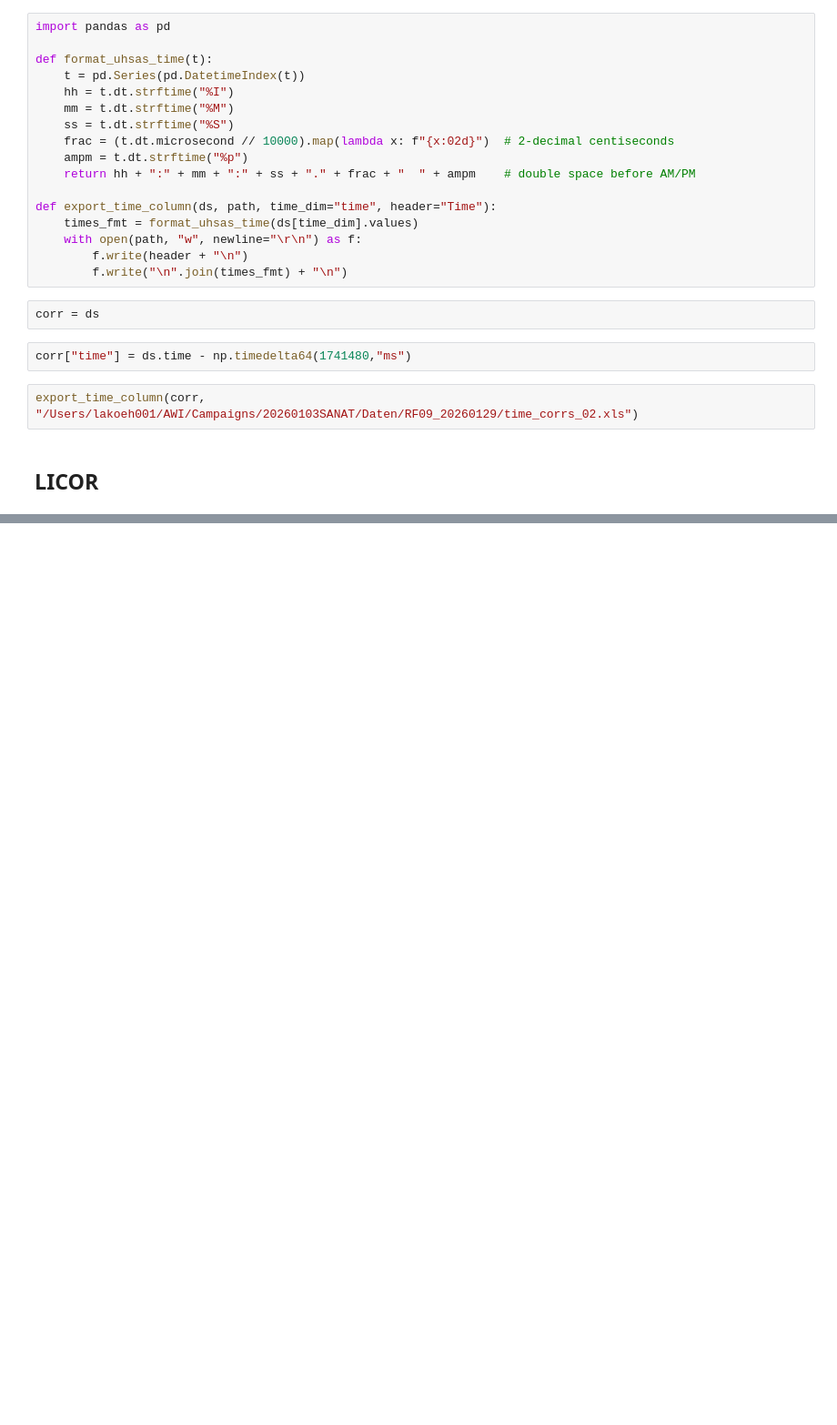
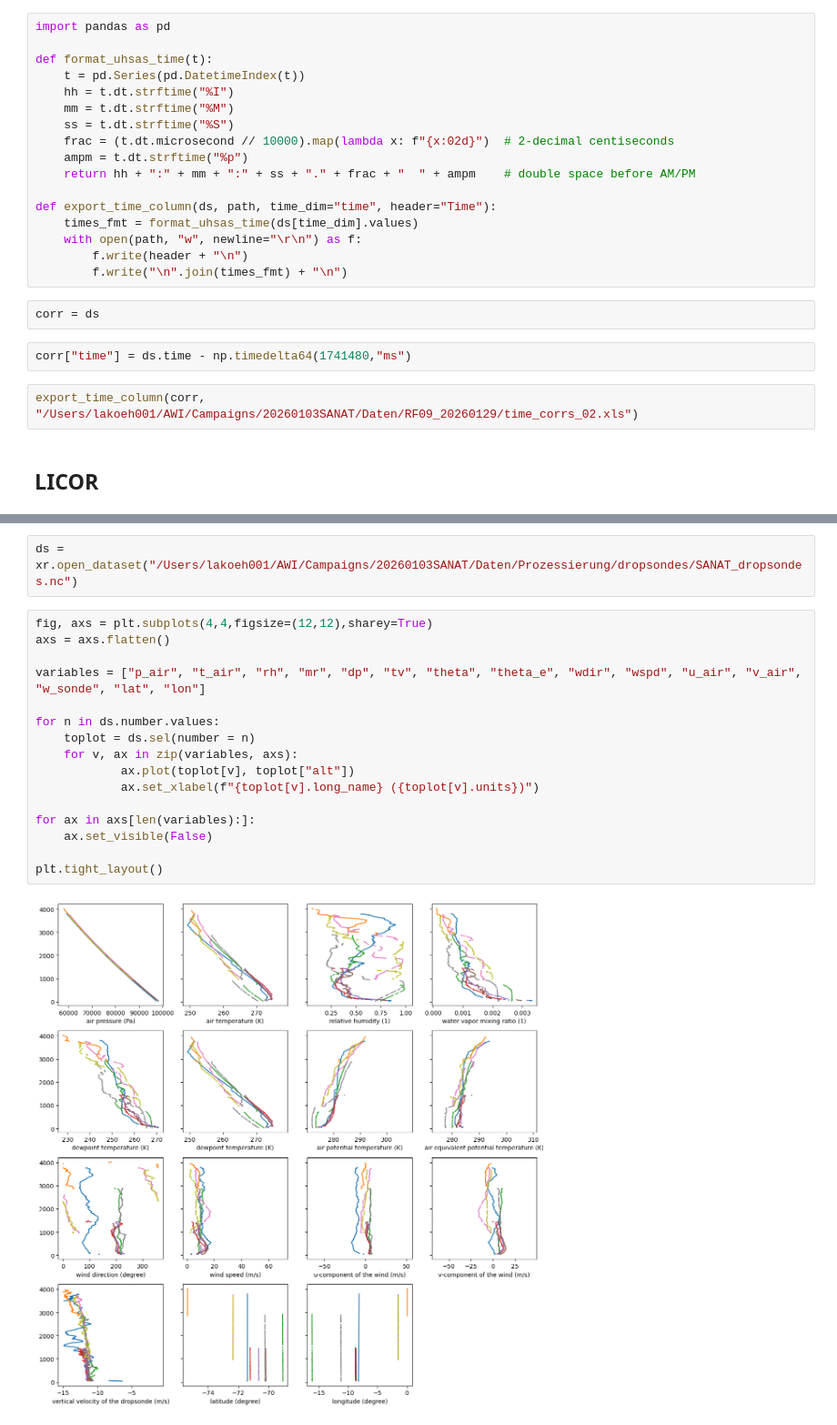
Before and after one commit to LauraKoehler/sanat_processing, a Jupyter notebook: notebooks/Manual_processing_steps_sanat.ipynb, the cells around one changed output, grey strips where cells are left out. Shown at 91% size. Saved outputs shown, nothing was run; the diff lists cells and outputs as text; blank space fills up the shorter version.

```diff
--- a/notebooks/Manual_processing_steps_sanat.ipynb
+++ b/notebooks/Manual_processing_steps_sanat.ipynb
@@ -2290,0 +2293,20 @@ for v, ax in zip(list(ds.keys()), fig.get_axes()):
+# %%
+ds = xr.open_dataset("/Users/lakoeh001/AWI/Campaigns/20260103SANAT/Daten/Prozessierung/dropsondes/SANAT_dropsondes.nc")
+# %%
+fig, axs = plt.subplots(4,4,figsize=(12,12),sharey=True)
+axs = axs.flatten()
+
+variables = ["p_air", "t_air", "rh", "mr", "dp", "tv", "theta", "theta_e", "wdir", "wspd", "u_air", "v_air", "w_sonde", "lat", "lon"]
+
+for n in ds.number.values:
+    toplot = ds.sel(number = n)
+    for v, ax in zip(variables, axs):
+            ax.plot(toplot[v], toplot["alt"])
+            ax.set_xlabel(f"{toplot[v].long_name} ({toplot[v].units})")
+
+for ax in axs[len(variables):]:
+    ax.set_visible(False)
+
+plt.tight_layout()
+# %% [output]
+[figure, added]
```
Also changed, not shown: parts of 6 cells of this notebook, 2 other files.
